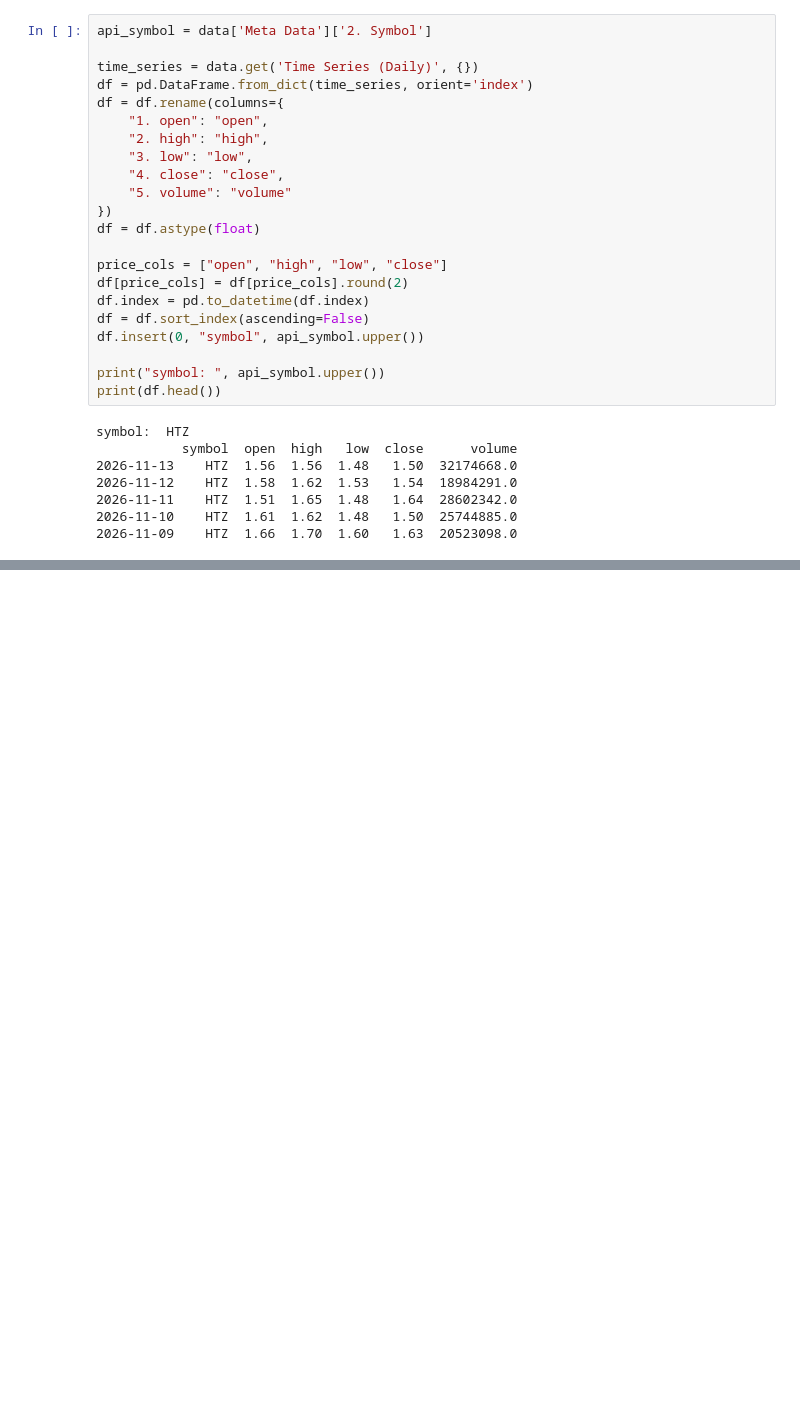
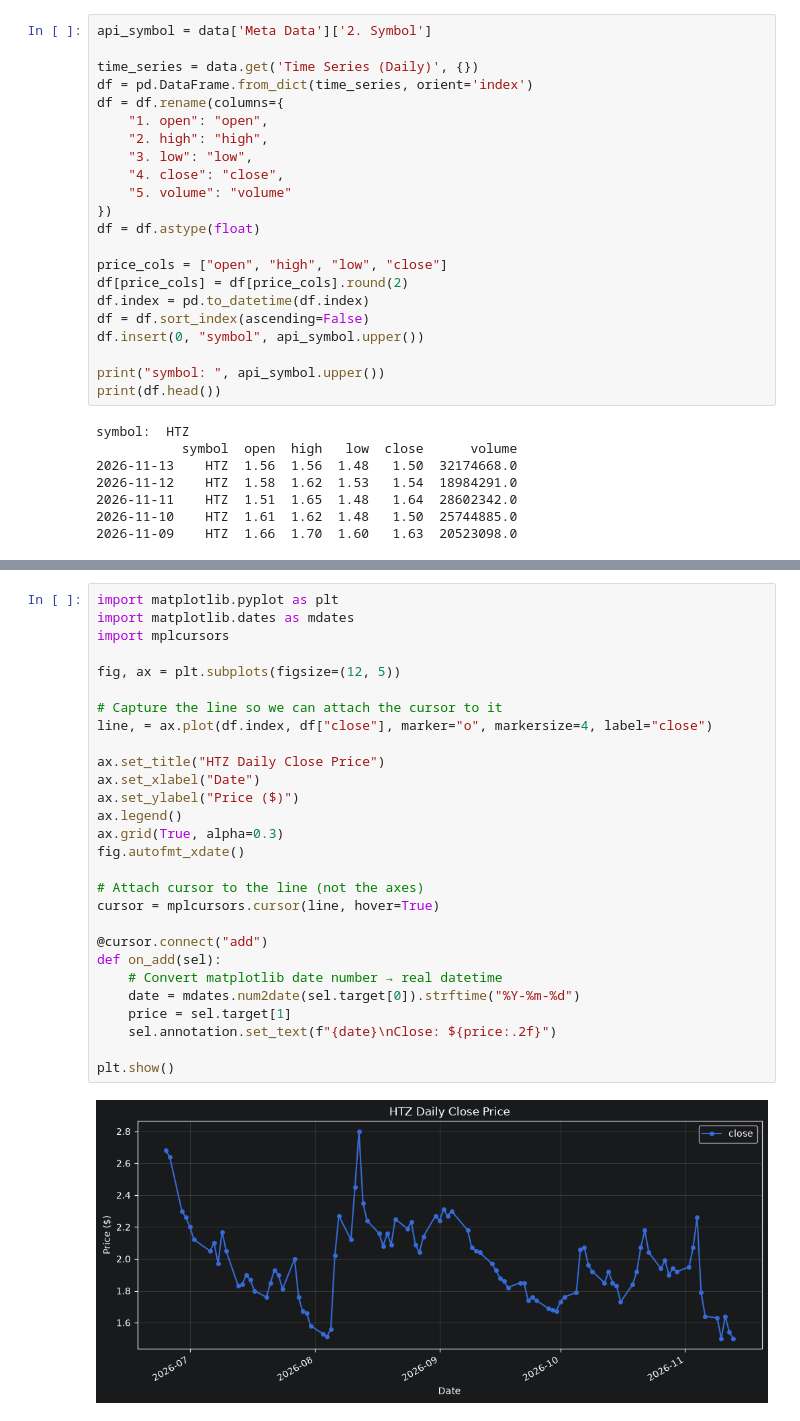
Before and after one commit to MarkNovicio/api_stock_project, a Jupyter notebook: proj_folder/get_api_stock.ipynb, the cells around one changed output, grey strips where cells are left out. Saved outputs shown, nothing was run; the diff lists cells and outputs as text; blank space fills up the shorter version.

Commit message:
attempt 1 to show value at each marker

```diff
--- a/proj_folder/get_api_stock.ipynb
+++ b/proj_folder/get_api_stock.ipynb
@@ -69,3 +72,33 @@ plt.show()
 # %% [output]
 HTZ
 [figure]
+# %%
+import matplotlib.pyplot as plt
+import matplotlib.dates as mdates
+import mplcursors
+
+fig, ax = plt.subplots(figsize=(12, 5))
+
+# Capture the line so we can attach the cursor to it
+line, = ax.plot(df.index, df["close"], marker="o", markersize=4, label="close")
+
+ax.set_title("HTZ Daily Close Price")
+ax.set_xlabel("Date")
+ax.set_ylabel("Price ($)")
+ax.legend()
+ax.grid(True, alpha=0.3)
+fig.autofmt_xdate()
+
+# Attach cursor to the line (not the axes)
+cursor = mplcursors.cursor(line, hover=True)
+
+@cursor.connect("add")
+def on_add(sel):
+    # Convert matplotlib date number → real datetime
+    date = mdates.num2date(sel.target[0]).strftime("%Y-%m-%d")
+    price = sel.target[1]
+    sel.annotation.set_text(f"{date}\nClose: ${price:.2f}")
+
+plt.show()
+# %% [output]
+[figure, added]
```
Also changed, not shown: parts of 2 cells of this notebook.
